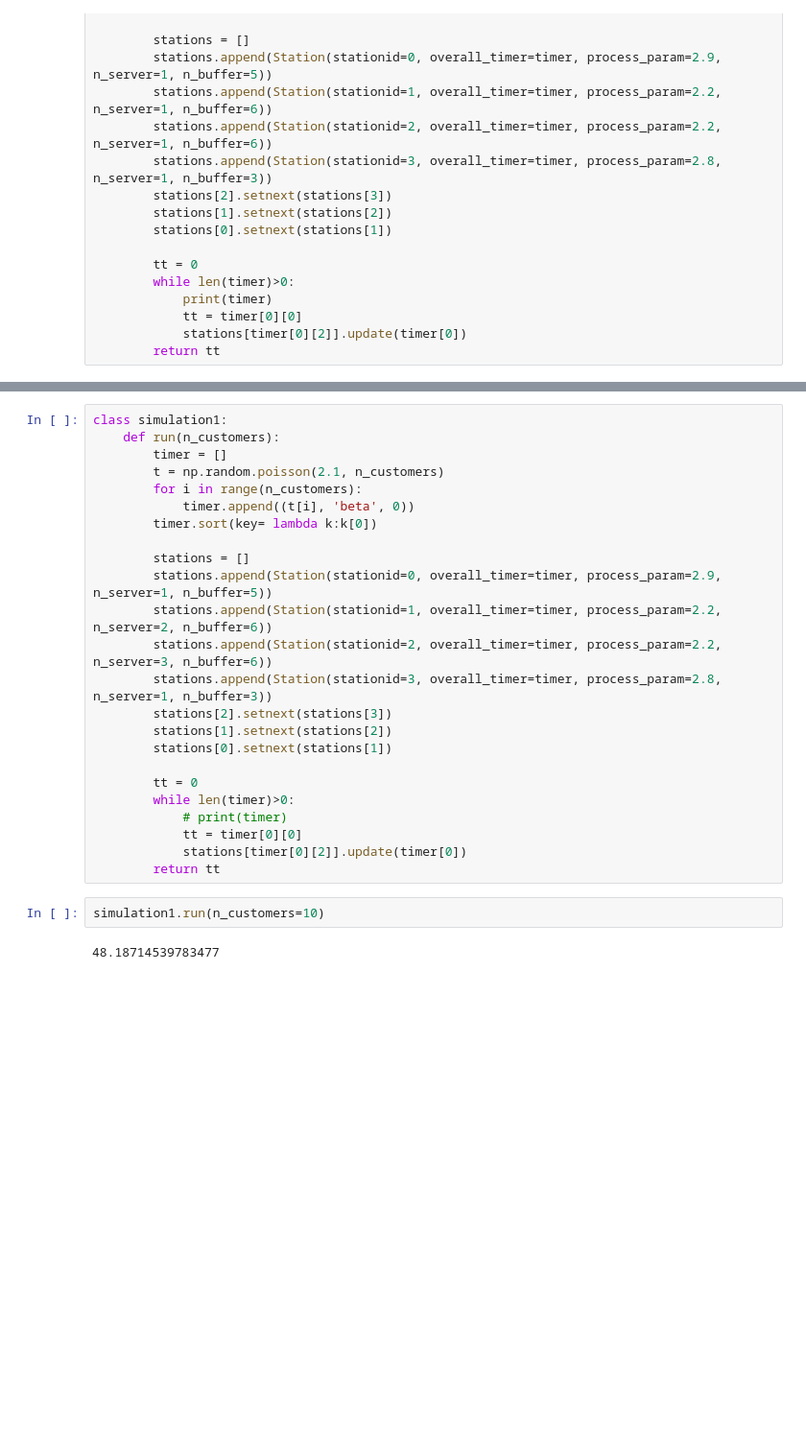
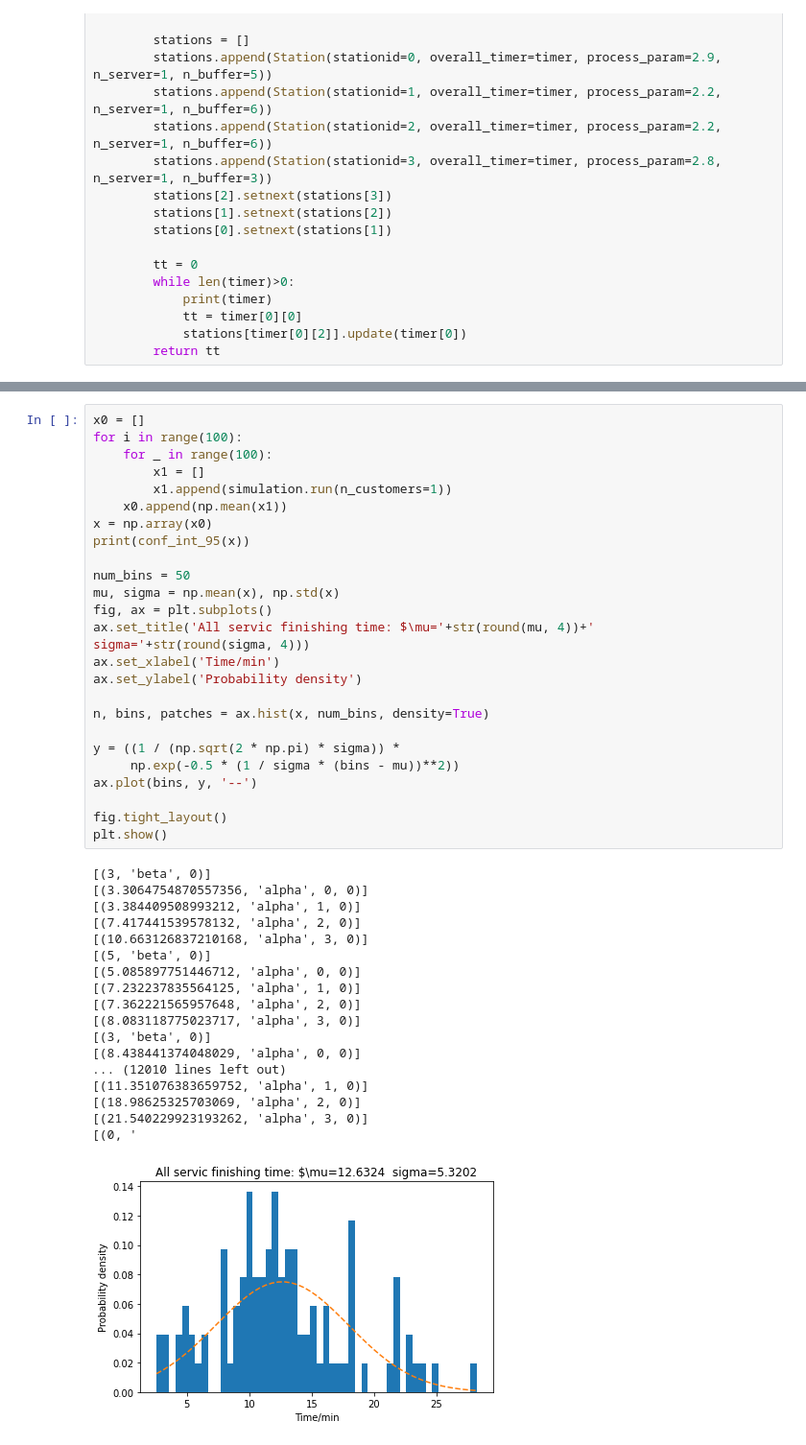
Before and after one commit to jiarui0000/summer_sem, a Jupyter notebook: Assignment_1.ipynb, the cells around one changed output, grey strips where cells are left out. Shown at 96% size. Cells and saved outputs as stored; diff of their text form; blank space fills up the shorter version.

```diff
--- a/Assignment_1.ipynb
+++ b/Assignment_1.ipynb
@@ -213,28 +172,44 @@ plt.show()
-# %%
-class simulation1:
-    def run(n_customers):
-        timer = []
-        t = np.random.poisson(2.1, n_customers)
-        for i in range(n_customers):
-            timer.append((t[i], 'beta', 0))
-        timer.sort(key= lambda k:k[0])
-
-        stations = []
-        stations.append(Station(stationid=0, overall_timer=timer, process_param=2.9, n_server=1, n_buffer=5))
-        stations.append(Station(stationid=1, overall_timer=timer, process_param=2.2, n_server=2, n_buffer=6))
-        stations.append(Station(stationid=2, overall_timer=timer, process_param=2.2, n_server=3, n_buffer=6))
-        stations.append(Station(stationid=3, overall_timer=timer, process_param=2.8, n_server=1, n_buffer=3))
-        stations[2].setnext(stations[3])
-        stations[1].setnext(stations[2])
-        stations[0].setnext(stations[1])
-
-        tt = 0
-        while len(timer)>0:
-            # print(timer)
-            tt = timer[0][0]
-            stations[timer[0][2]].update(timer[0])
-        return tt
-# %%
-simulation1.run(n_customers=10)
-# %% [output]
-48.18714539783477
+# %%
+x0 = []
+for i in range(100):
+    for _ in range(100):
+        x1 = []
+        x1.append(simulation.run(n_customers=1))
+    x0.append(np.mean(x1))
+x = np.array(x0)
+print(conf_int_95(x))
+
+num_bins = 50
+mu, sigma = np.mean(x), np.std(x)
+fig, ax = plt.subplots()
+ax.set_title('All servic finishing time: $\mu='+str(round(mu, 4))+'  sigma='+str(round(sigma, 4)))
+ax.set_xlabel('Time/min')
+ax.set_ylabel('Probability density')
+
+n, bins, patches = ax.hist(x, num_bins, density=True)
+
+y = ((1 / (np.sqrt(2 * np.pi) * sigma)) *
+     np.exp(-0.5 * (1 / sigma * (bins - mu))**2))
+ax.plot(bins, y, '--')
+
+fig.tight_layout()
+plt.show()
+# %% [output]
+[(3, 'beta', 0)]
+[(3.3064754870557356, 'alpha', 0, 0)]
+[(3.384409508993212, 'alpha', 1, 0)]
+[(7.417441539578132, 'alpha', 2, 0)]
+[(10.663126837210168, 'alpha', 3, 0)]
+[(5, 'beta', 0)]
+[(5.085897751446712, 'alpha', 0, 0)]
+[(7.232237835564125, 'alpha', 1, 0)]
+[(7.362221565957648, 'alpha', 2, 0)]
+[(8.083118775023717, 'alpha', 3, 0)]
+[(3, 'beta', 0)]
+[(8.438441374048029, 'alpha', 0, 0)]
+... (12010 lines left out)
+[(11.351076383659752, 'alpha', 1, 0)]
+[(18.98625325703069, 'alpha', 2, 0)]
+[(21.540229923193262, 'alpha', 3, 0)]
+[(0, '
+[figure, added]
```
Also changed, not shown: parts of 7 cells of this notebook.
